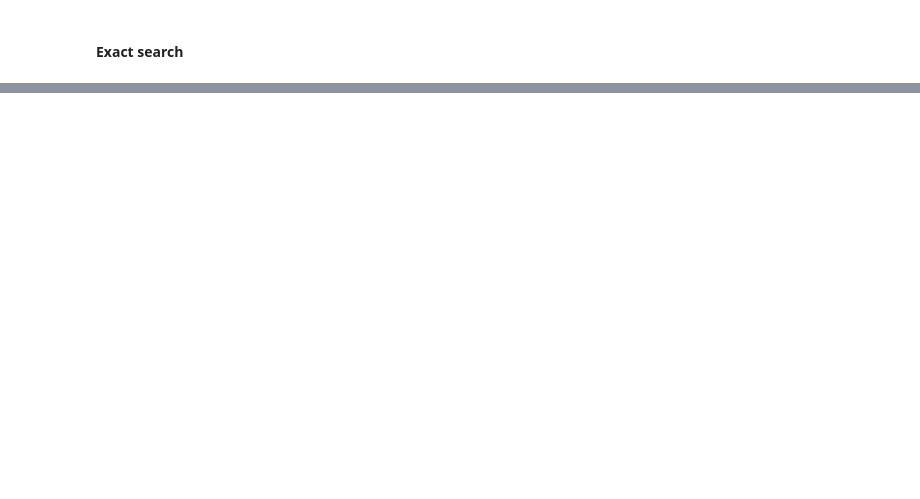
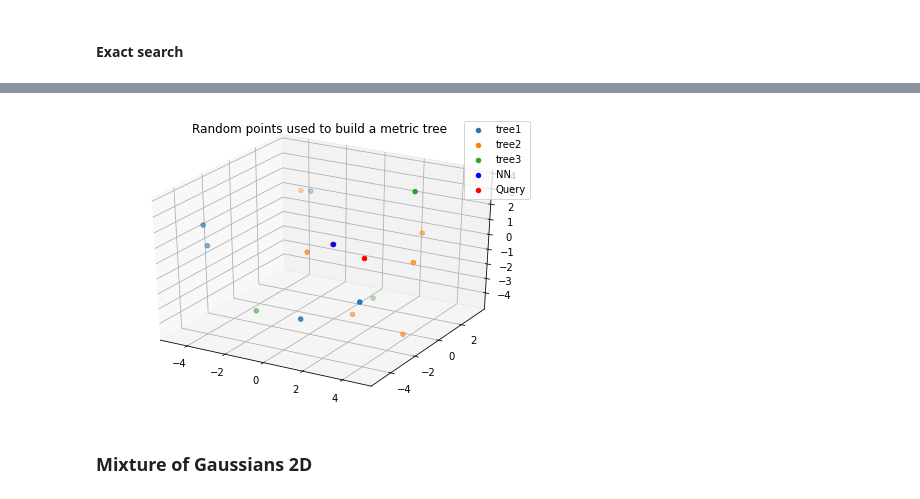
Before and after one commit to fdlci/FGMDA, a Jupyter notebook: FGMDA.ipynb, the cells around one changed output, grey strips where cells are left out. Cells and saved outputs as stored; diff of their text form; code cells hidden in the pictures; blank space fills up the shorter version.

```diff
--- a/FGMDA.ipynb
+++ b/FGMDA.ipynb
@@ -598,0 +669,4 @@ visualize_metric_nn_3D(all_points, nn, q)
+# %%
+q = (4,-4,2)
+nn = searching_with_defeatist(forest_points, q)
+print(nn)
@@ -598,0 +683,6 @@ visualize_metric_nn_3D(all_points, nn, q)
+# %%
+visualize_metric_forest_nn_3D(forest_points, q, nn)
+# %% [output]
+[figure, added]
+# %% [markdown]
+### Mixture of Gaussians 2D
```
Also changed, not shown: parts of 42 cells of this notebook.
